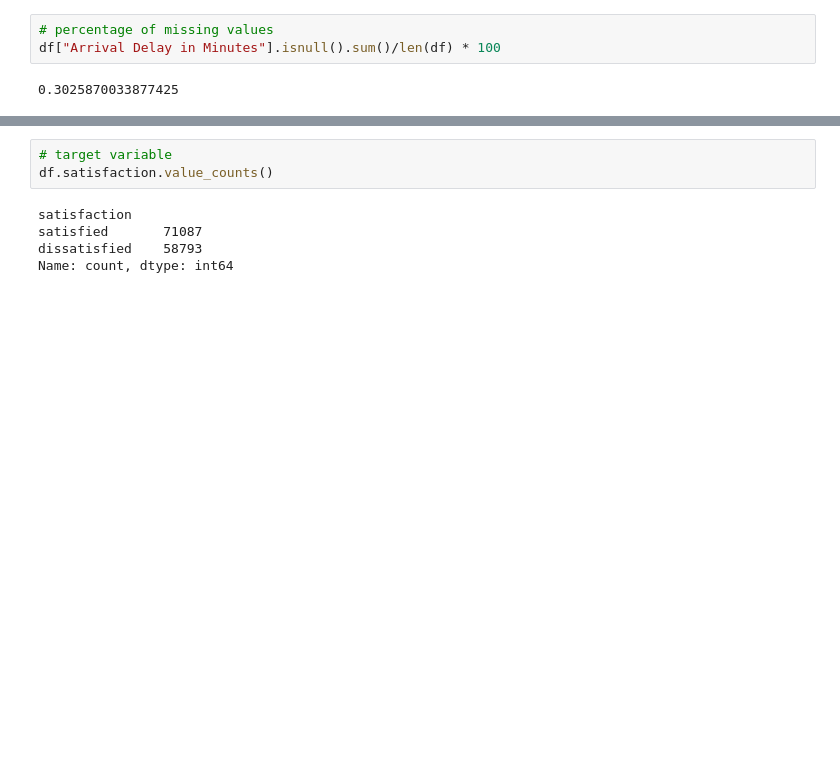
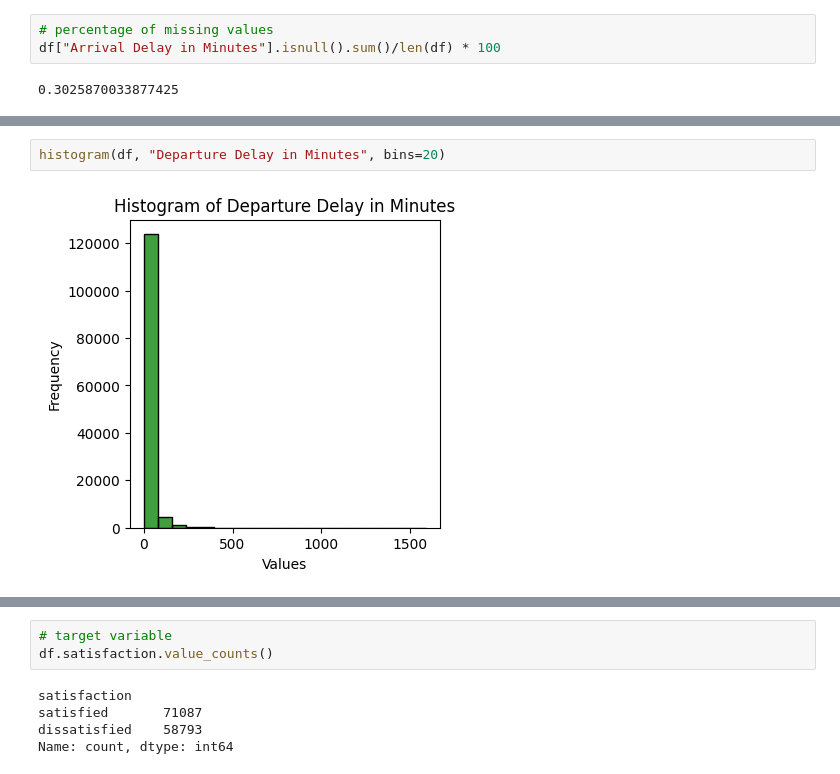
Before and after one commit to Lughaidh-w/Airline-Customer-Satisfaction, a Jupyter notebook: CA1.ipynb, the cells around one changed output, grey strips where cells are left out. Cells and saved outputs as stored; diff of their text form; blank space fills up the shorter version.

```diff
--- a/CA1.ipynb
+++ b/CA1.ipynb
@@ -153,0 +147,4 @@ countplot(df, "Class", title="Class Countplot")
+# %%
+histogram(df, "Departure Delay in Minutes", bins=20)
+# %% [output]
+[figure, added]
```
Also changed, not shown: parts of 35 cells of this notebook, 1 other file.
